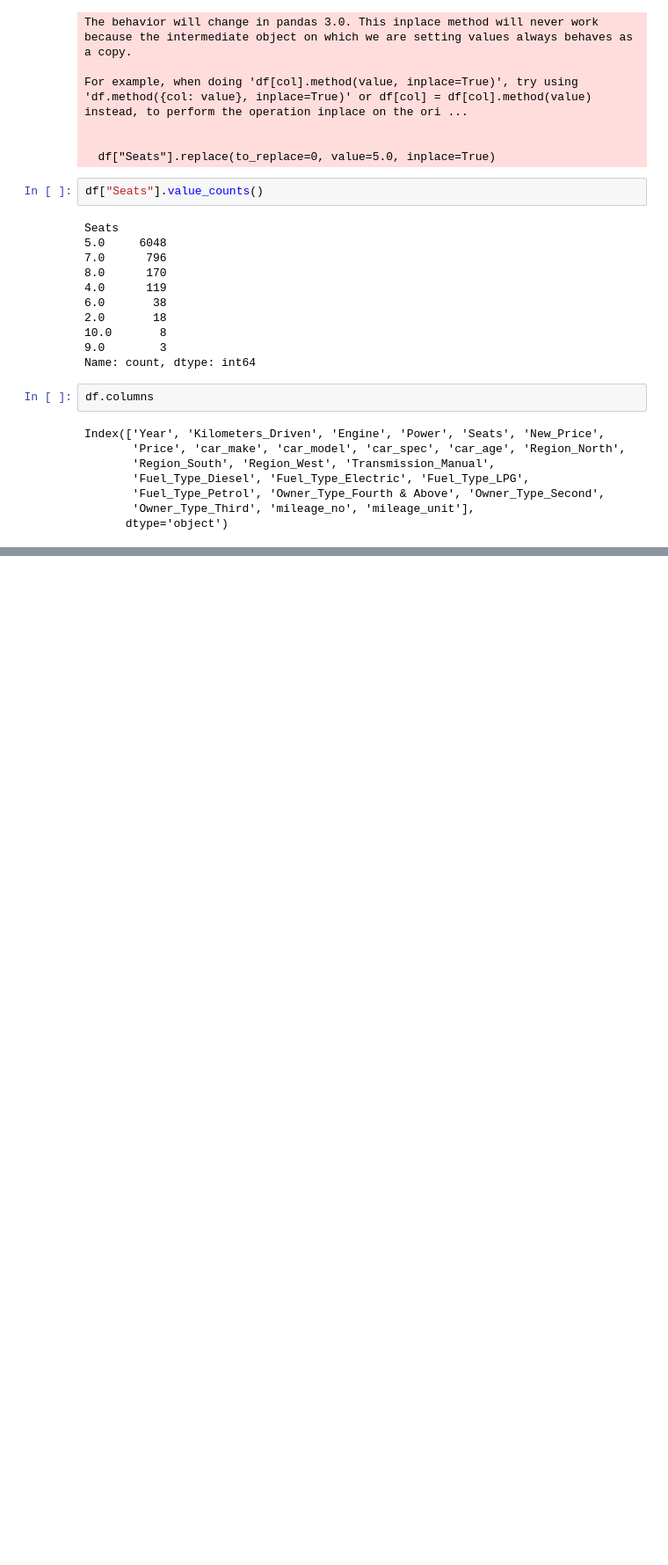
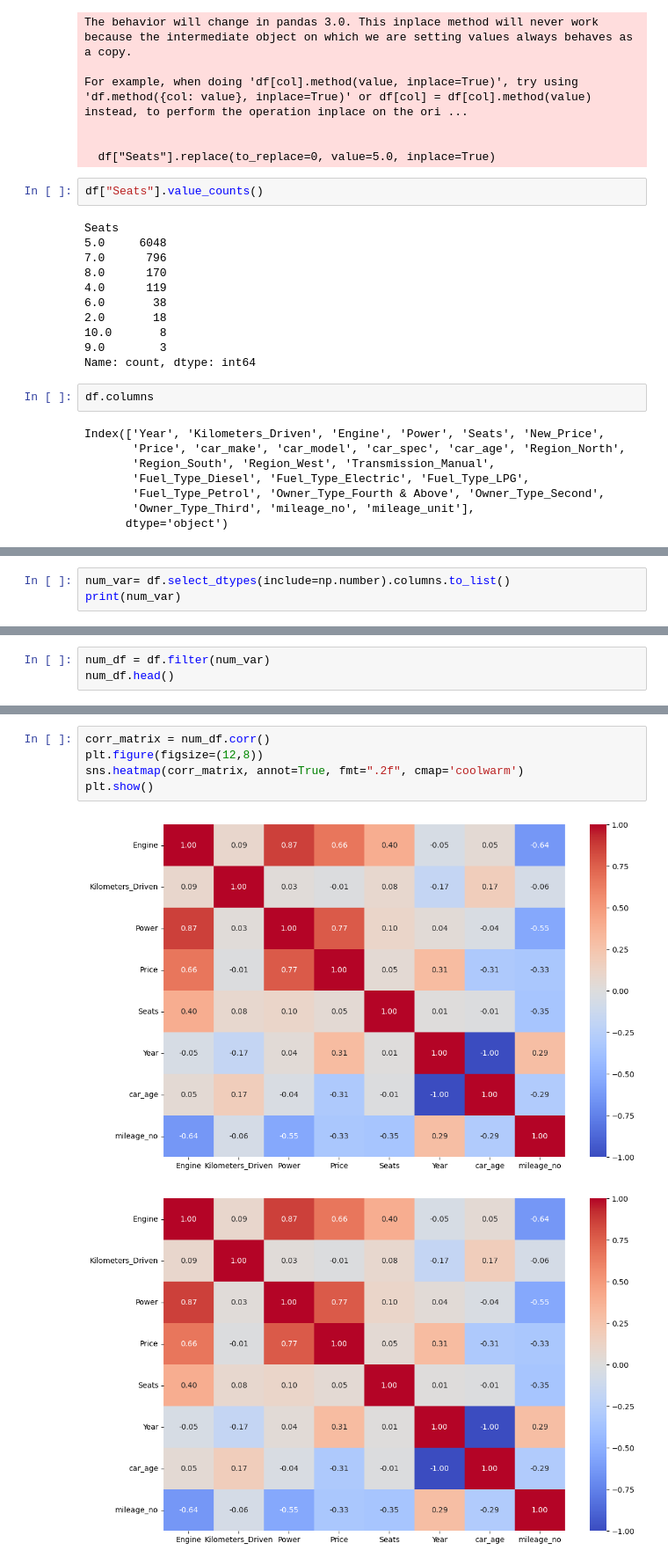
Before and after one commit to ashutosh-bhagat/Car-Resale-Price, a Jupyter notebook: app.ipynb, the cells around one changed output, grey strips where cells are left out. Shown at 88% size. Cells and saved outputs as stored; diff of their text form; blank space fills up the shorter version.

```diff
--- a/app.ipynb
+++ b/app.ipynb
@@ -650,0 +960,3 @@ Name: Price, dtype: float64
+# %%
+num_var= df.select_dtypes(include=np.number).columns.to_list()
+print(num_var)
@@ -650,0 +1005,3 @@ Name: Price, dtype: float64
+# %%
+num_df = df.filter(num_var)
+num_df.head()
@@ -650,0 +1015,8 @@ Name: Price, dtype: float64
+# %%
+corr_matrix = num_df.corr()
+plt.figure(figsize=(12,8))
+sns.heatmap(corr_matrix, annot=True, fmt=".2f", cmap='coolwarm')
+plt.show()
+# %% [output]
+[figure, added]
+[figure, added]
```
Also changed, not shown: parts of 40 cells of this notebook.
